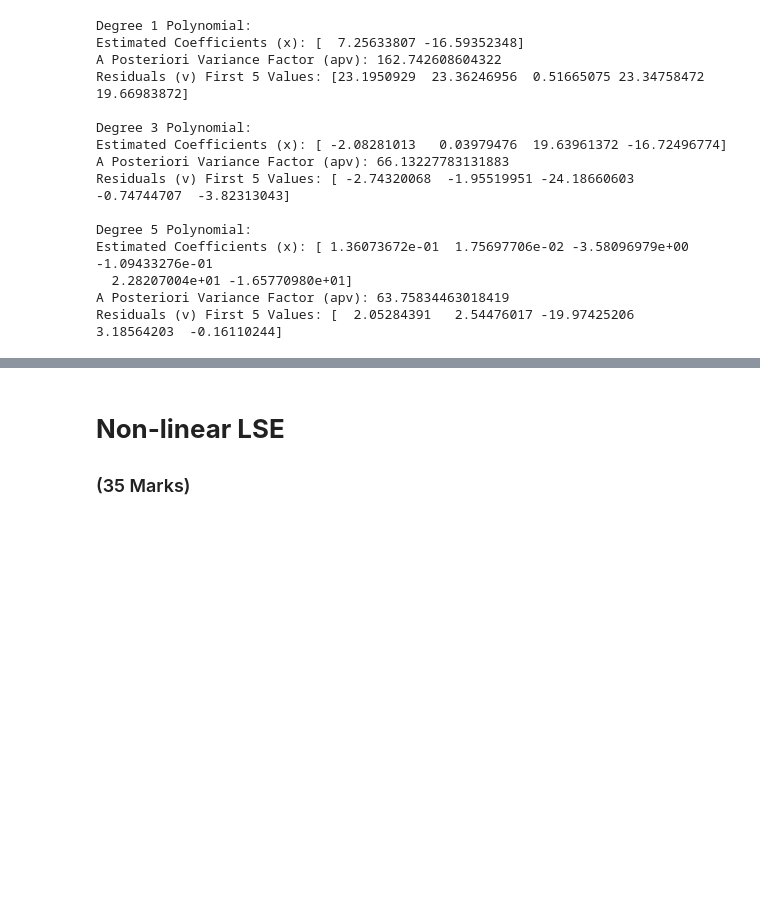
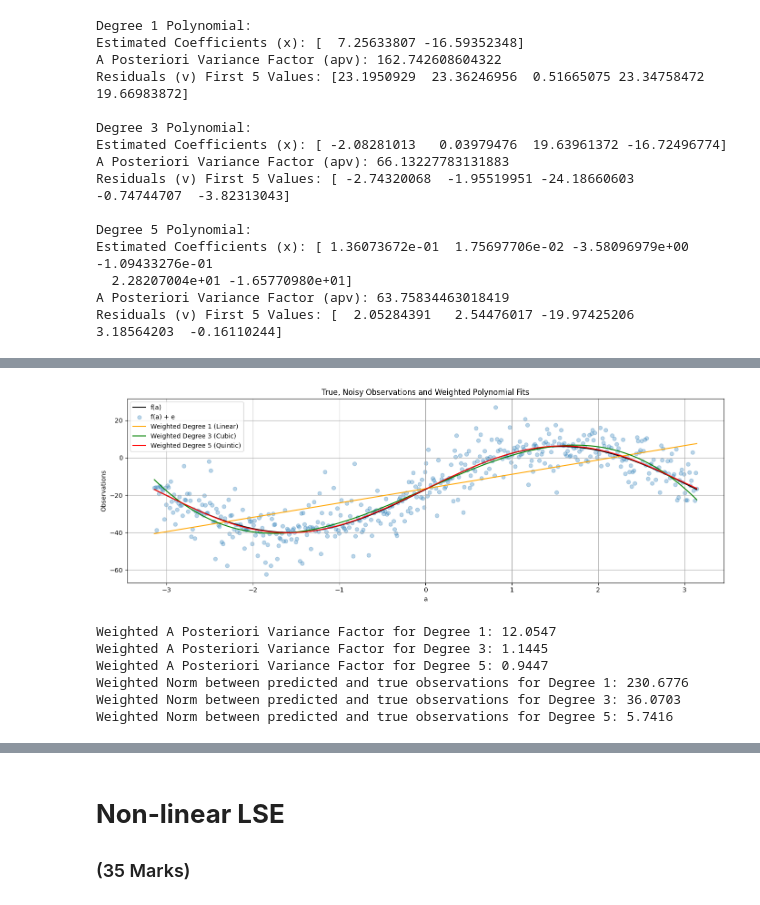
Before and after one commit to AshwiniANair/engg680_2024_fall, a Jupyter notebook: LabAssignment2/Assignment2.ipynb, the cells around one changed output, grey strips where cells are left out. Drawn from its saved outputs; the diff is of its cells as text; code cells hidden in the pictures; blank space fills up the shorter version.

```diff
--- a/LabAssignment2/Assignment2.ipynb
+++ b/LabAssignment2/Assignment2.ipynb
@@ -237,4 +311,5 @@ fig.tight_layout()
 # now, let's define the P matrix with the proper weights of observation
 # use the variance of observation l_var, define P matrix
 # (1 mark)
-P = #...
+
+P = np.diag(1 / variance_observations)
@@ -250,0 +316,56 @@ P = #...
+# %%
+# step 13
+# repeat the steps 6-10, using the proper P matrix
+# (10 marks)
+
+weighted_results = {}
+for deg in degrees:
+    x, cov_x, apv, v = fit_polynomial_curve(a, noisy_observations, P, deg)
+    weighted_results[deg] = (x, cov_x, apv, v)
+
+# Plot the results for weighted LSE
+fig, ax = plt.subplots(nrows=1, ncols=1, figsize=(14, 5))
+
+# Plot the true observations and noisy observations
+ax.plot(a, true_observations, label='f(a)', color='k')
+ax.scatter(a, noisy_observations, label='f(a) + e', color='tab:blue', marker='o', alpha=0.3)
+
+# Plot the polynomial fits
+line_w = np.polyval(weighted_results[1][0], a)
+cubic_w = np.polyval(weighted_results[3][0], a)
+quintic_w = np.polyval(weighted_results[5][0], a)
+
+ax.plot(a, line_w, label='Weighted Degree 1 (Linear)', color='orange')
+ax.plot(a, cubic_w, label='Weighted Degree 3 (Cubic)', color='green')
+ax.plot(a, quintic_w, label='Weighted Degree 5 (Quintic)', color='red')
+
+# Set axis labels and legend
+ax.set_xlabel('a')
+ax.set_ylabel('Observations')
+ax.set_title('True, Noisy Observations and Weighted Polynomial Fits')
+ax.legend()
+
+# Add grid lines
+ax.grid(True, which='both', ls='-', color='0.65')
+
+# Show plot
+fig.tight_layout()
+plt.show()
+
+# Print the a posteriori variance factors for weighted LSE
+for deg in degrees:
+    print(f"Weighted A Posteriori Variance Factor for Degree {deg}: {weighted_results[deg][2]:.4f}")
+
+# Print the norm between predicted and true observations for weighted LSE
+for deg in degrees:
+    predicted = np.polyval(weighted_results[deg][0], a)
+    norm = np.linalg.norm(predicted - true_observations)
+    print(f"Weighted Norm between predicted and true observations for Degree {deg}: {norm:.4f}")
+# %% [output]
+[figure, added]
+Weighted A Posteriori Variance Factor for Degree 1: 12.0547
+Weighted A Posteriori Variance Factor for Degree 3: 1.1445
+Weighted A Posteriori Variance Factor for Degree 5: 0.9447
+Weighted Norm between predicted and true observations for Degree 1: 230.6776
+Weighted Norm between predicted and true observations for Degree 3: 36.0703
+Weighted Norm between predicted and true observations for Degree 5: 5.7416
```
Also changed, not shown: parts of 9 cells of this notebook.
